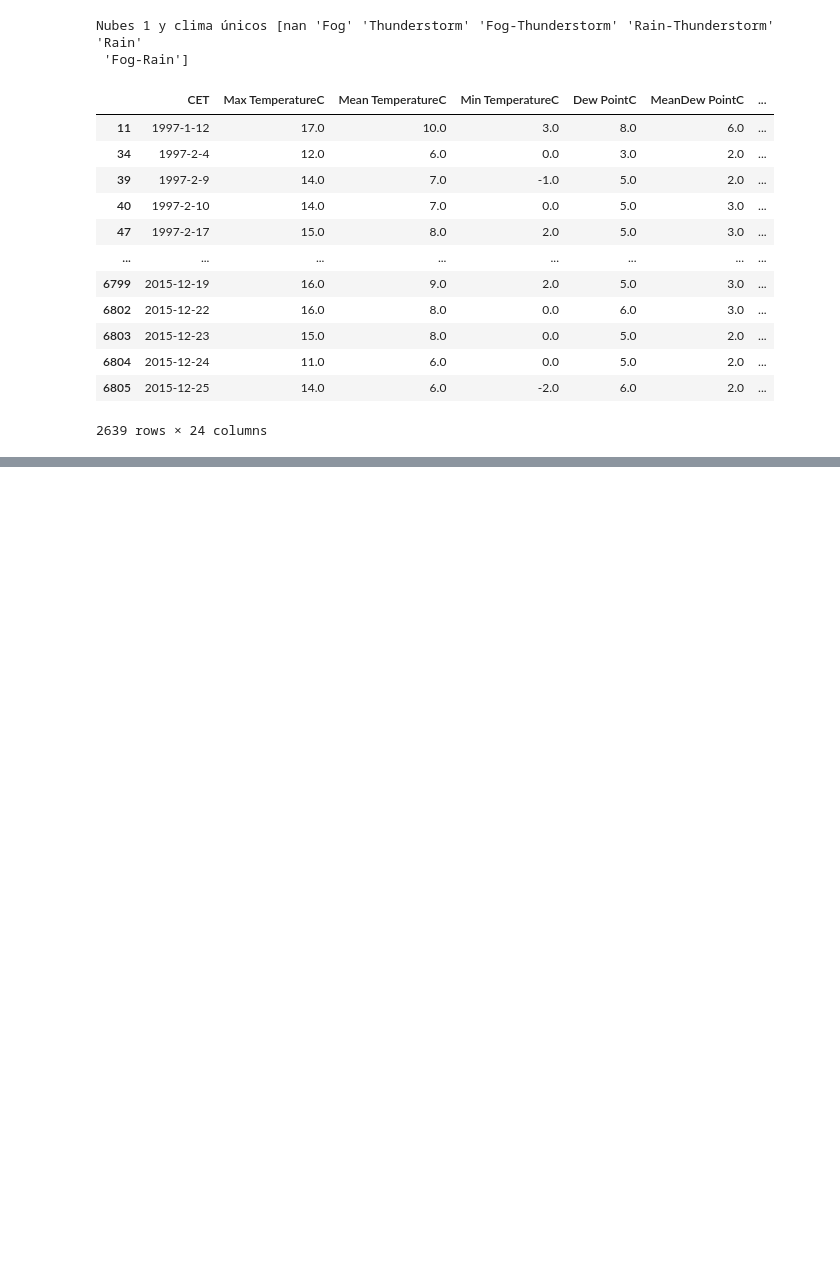
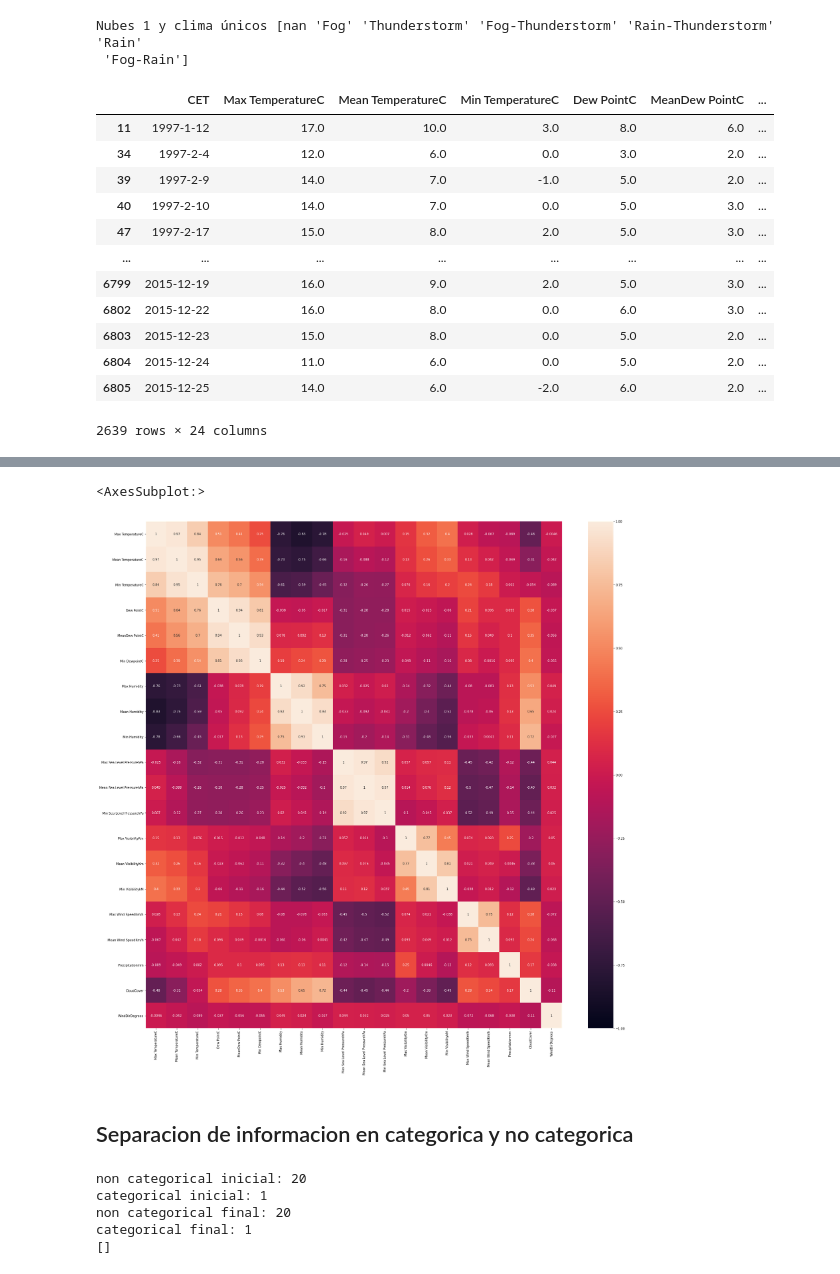
Before and after one commit to giustipatricio/madridbarajas1997-2015, a Jupyter notebook: Madrid-Barajas-1997-2020-weather.ipynb, the cells around one changed output, grey strips where cells are left out. Saved outputs shown, nothing was run; the diff lists cells and outputs as text; code cells hidden in the pictures; blank space fills up the shorter version.

```diff
--- a/Madrid-Barajas-1997-2020-weather.ipynb
+++ b/Madrid-Barajas-1997-2020-weather.ipynb
@@ -339,0 +415,8 @@ dtype: int64
+# %%
+plt.figure(figsize=(30,30))
+sns.heatmap(df_estudio.corr(), annot=True, vmin=-1)
+# %% [output]
+<AxesSubplot:>
+[figure, added]
+# %% [markdown]
+## Separacion de informacion en categorica y no categorica
@@ -339,0 +428,27 @@ dtype: int64
+# %%
+non_categorical_columns = [col for col in df_estudio.columns if df_estudio[col].dtypes != 'object']
+
+print("non categorical inicial: " + str(len(non_categorical_columns)))
+print("categorical inicial: " + str(len(categorical_columns)))
+
+non_categorical_columns_clean = []
+new_categorical_columns = []
+
+for col in non_categorical_columns:
+    values = df_estudio[col].value_counts()
+    if len(values) <= 5:
+        categorical_columns.append(col)
+        new_categorical_columns.append(col)
+    else:
+        non_categorical_columns_clean.append(col)
+
+
+print("non categorical final: " + str(len(non_categorical_columns_clean)))
+print("categorical final: " + str(len(categorical_columns)))
+print(new_categorical_columns)
+# %% [output]
+non categorical inicial: 20
+categorical inicial: 1
+non categorical final: 20
+categorical final: 1
+[]
```
Also changed, not shown: parts of 45 cells of this notebook, 1 other file.
